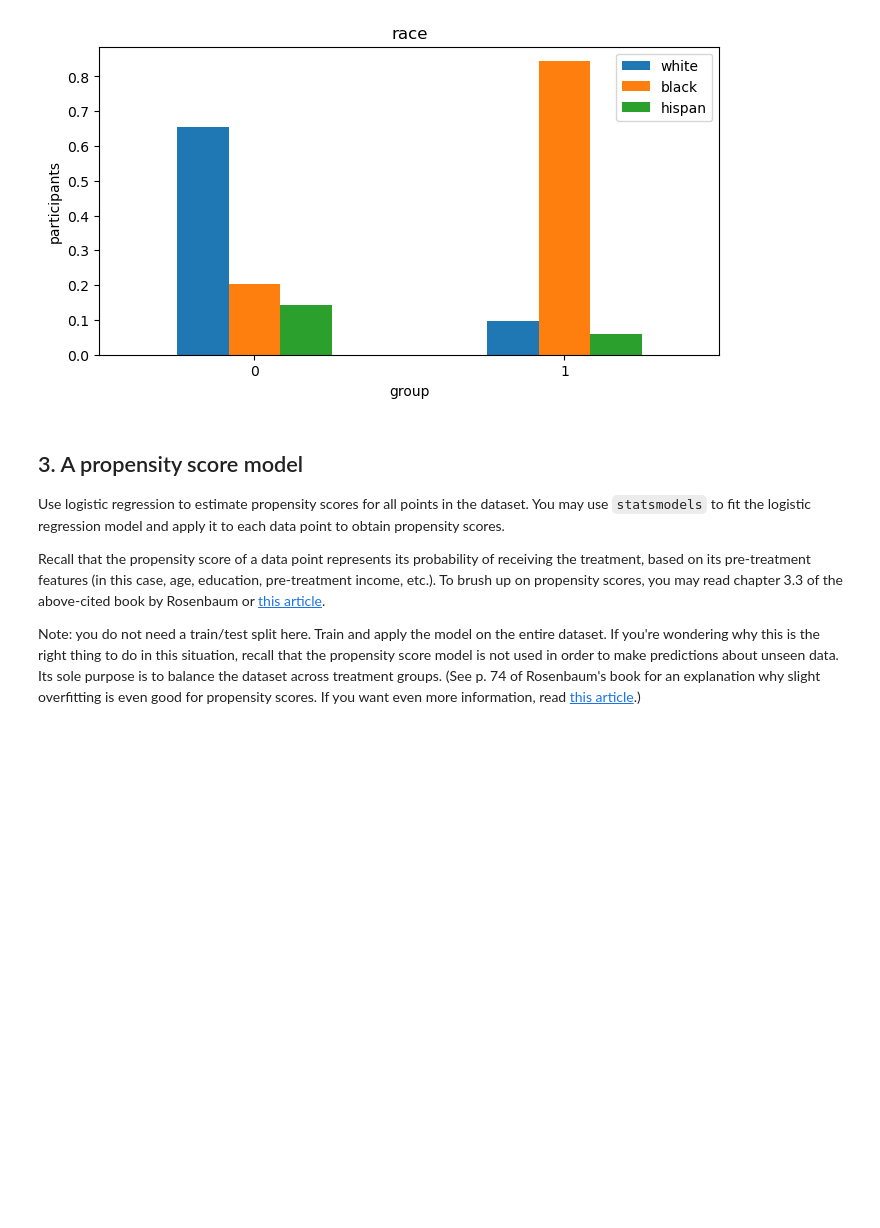
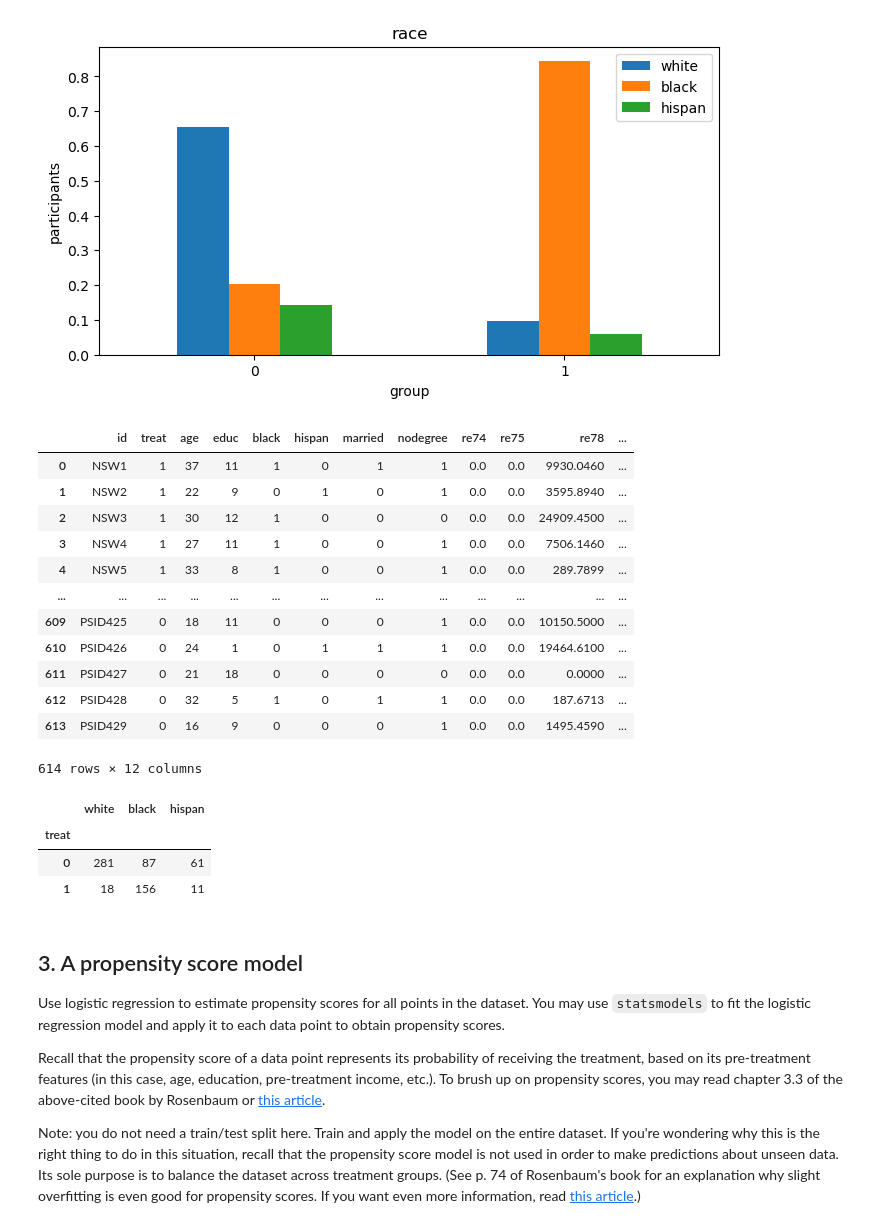
Before and after one commit to andy-joy-25/ADA_2023_EPFL, a Jupyter notebook: Exercises/05 - Causal analysis of observational data/Observational studies solution.ipynb, the cells around one changed output. Saved outputs shown, nothing was run; the diff lists cells and outputs as text; code cells hidden in the pictures; blank space fills up the shorter version.

```diff
--- a/Exercises/05 - Causal analysis of observational data/Observational studies solution.ipynb
+++ b/Exercises/05 - Causal analysis of observational data/Observational studies solution.ipynb
@@ -190,6 +216,33 @@ plt.show()
 # the only one
 # %% [output]
 [figure]
+# %%
+lalonde_data
+# %% [output]
+|  | id | treat | age | educ | black | hispan | married | nodegree | re74 | re75 | re78 | ... |
+| 0 | NSW1 | 1 | 37 | 11 | 1 | 0 | 1 | 1 | 0.0 | 0.0 | 9930.0460 | ... |
+| 1 | NSW2 | 1 | 22 | 9 | 0 | 1 | 0 | 1 | 0.0 | 0.0 | 3595.8940 | ... |
+| 2 | NSW3 | 1 | 30 | 12 | 1 | 0 | 0 | 0 | 0.0 | 0.0 | 24909.4500 | ... |
+| 3 | NSW4 | 1 | 27 | 11 | 1 | 0 | 0 | 1 | 0.0 | 0.0 | 7506.1460 | ... |
+| 4 | NSW5 | 1 | 33 | 8 | 1 | 0 | 0 | 1 | 0.0 | 0.0 | 289.7899 | ... |
+| ... | ... | ... | ... | ... | ... | ... | ... | ... | ... | ... | ... | ... |
+| 609 | PSID425 | 0 | 18 | 11 | 0 | 0 | 0 | 1 | 0.0 | 0.0 | 10150.5000 | ... |
+| 610 | PSID426 | 0 | 24 | 1 | 0 | 1 | 1 | 1 | 0.0 | 0.0 | 19464.6100 | ... |
+| 611 | PSID427 | 0 | 21 | 18 | 0 | 0 | 0 | 0 | 0.0 | 0.0 | 0.0000 | ... |
+| 612 | PSID428 | 0 | 32 | 5 | 1 | 0 | 1 | 1 | 0.0 | 0.0 | 187.6713 | ... |
+| 613 | PSID429 | 0 | 16 | 9 | 0 | 0 | 0 | 1 | 0.0 | 0.0 | 1495.4590 | ... |
+614 rows × 12 columns
+# %%
+lalonde_data['white'] = (~(lalonde_data['black'].astype(bool) \
+                    | lalonde_data['hispan'].astype(bool))).astype(bool)
+
+lalonde_data_group = lalonde_data.groupby(lalonde_data.treat)[['white', 'black', 'hispan']].sum()
+lalonde_data_group
+# %% [output]
+|  | white | black | hispan |
+| treat |  |  |  |
+| 0 | 281 | 87 | 61 |
+| 1 | 18 | 156 | 11 |
 # %% [markdown]
 ## 3. A propensity score model
 
```
Also changed, not shown: parts of 4 cells of this notebook.
